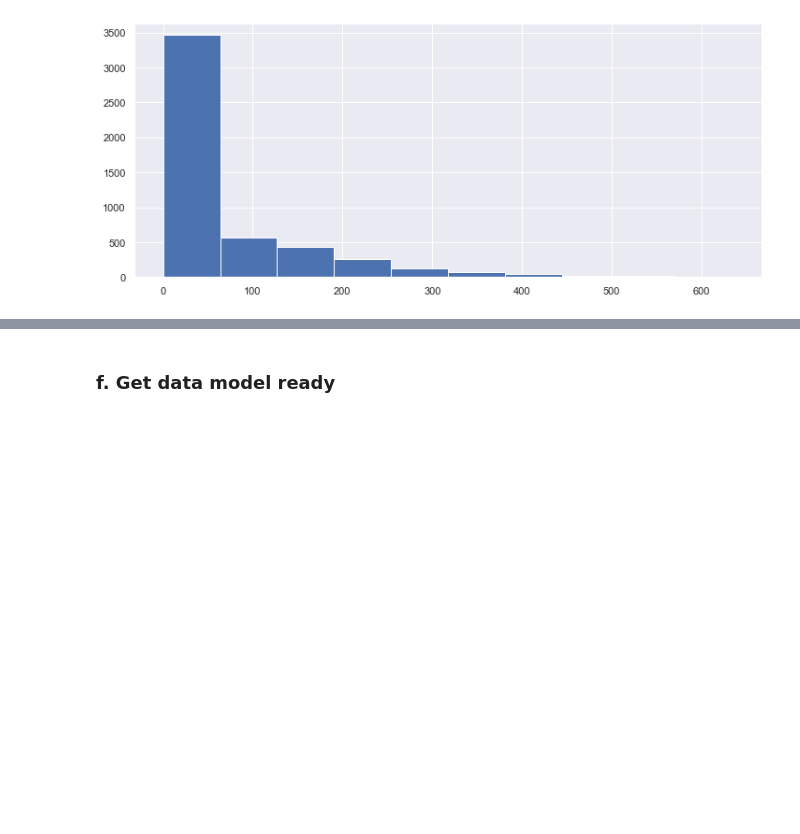
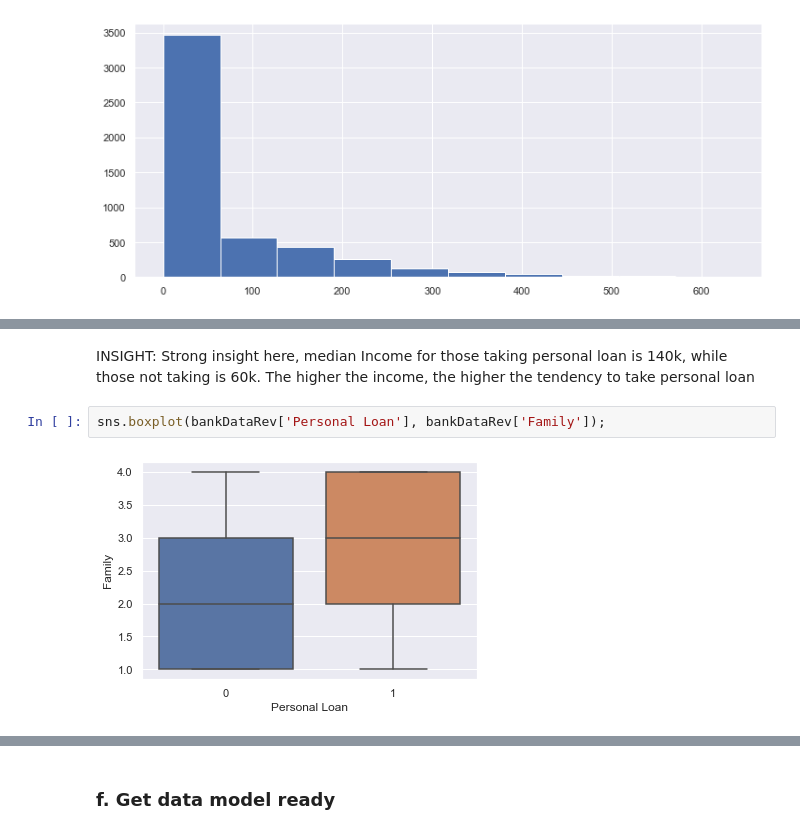
Before and after one commit to GreatLearningAIML1/gl-pgp-aiml-uta-intl-mar20-olabodejames, a Jupyter notebook: Supervised Learning - Project/Supervised Learning Project - Answer - Olabode James.ipynb, the cells around one changed output, grey strips where cells are left out. Drawn from its saved outputs; the diff is of its cells as text; blank space fills up the shorter version.

```diff
--- a/Supervised Learning - Project/Supervised Learning Project - Answer - Olabode James.ipynb
+++ b/Supervised Learning - Project/Supervised Learning Project - Answer - Olabode James.ipynb
@@ -319,0 +316,6 @@ bankDataRev.corr()
+# %% [markdown]
+INSIGHT: Strong insight here, median Income for those taking personal loan is 140k, while those not taking is 60k. The higher the income, the higher the tendency to take personal loan
+# %%
+sns.boxplot(bankDataRev['Personal Loan'], bankDataRev['Family']);
+# %% [output]
+[figure, added]
```
Also changed, not shown: parts of 31 cells of this notebook.
